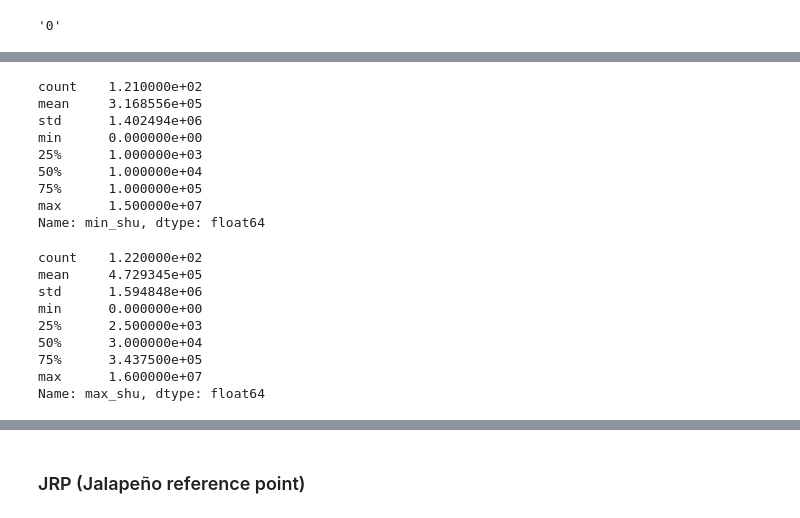
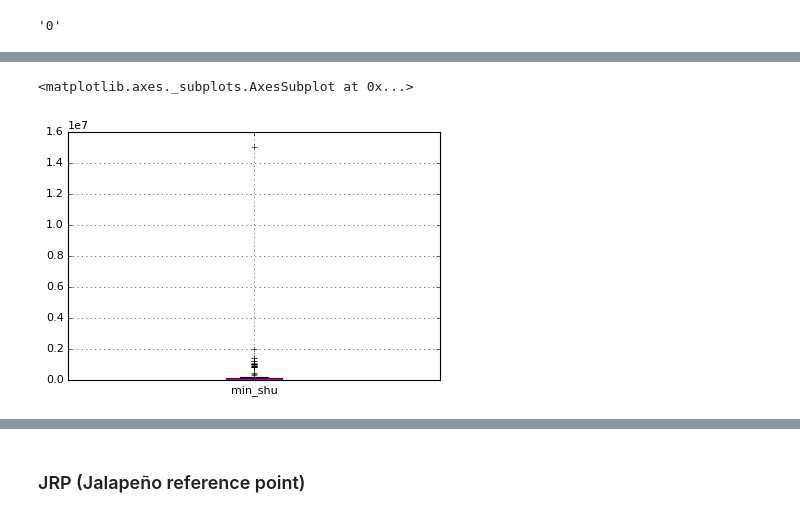
Before and after one commit to alemosie/hot_peppers, a Jupyter notebook: create_pepper_data.ipynb, the cells around one changed output, grey strips where cells are left out. Saved outputs shown, nothing was run; the diff lists cells and outputs as text; code cells hidden in the pictures.

```diff
--- a/Create Pepper Data.ipynb
+++ b/create_pepper_data.ipynb
@@ -116,24 +127,5 @@ peppers_data["max_shu"] = peppers_data["max_shu"].apply(sanitize_shu)
 # %%
-peppers_data["min_shu"].describe()
+peppers_data.boxplot("min_shu")
 # %% [output]
-count    1.210000e+02
-mean     3.168556e+05
-std      1.402494e+06
-min      0.000000e+00
-25%      1.000000e+03
-50%      1.000000e+04
-75%      1.000000e+05
-max      1.500000e+07
-Name: min_shu, dtype: float64
+<matplotlib.axes._subplots.AxesSubplot at 0x...>
+[figure, added]
-# %%
-peppers_data["max_shu"].describe()
-# %% [output]
-count    1.220000e+02
-mean     4.729345e+05
-std      1.594848e+06
-min      0.000000e+00
-25%      2.500000e+03
-50%      3.000000e+04
-75%      3.437500e+05
-max      1.600000e+07
-Name: max_shu, dtype: float64
```
Also changed, not shown: parts of 7 cells of this notebook, 1 other file.
